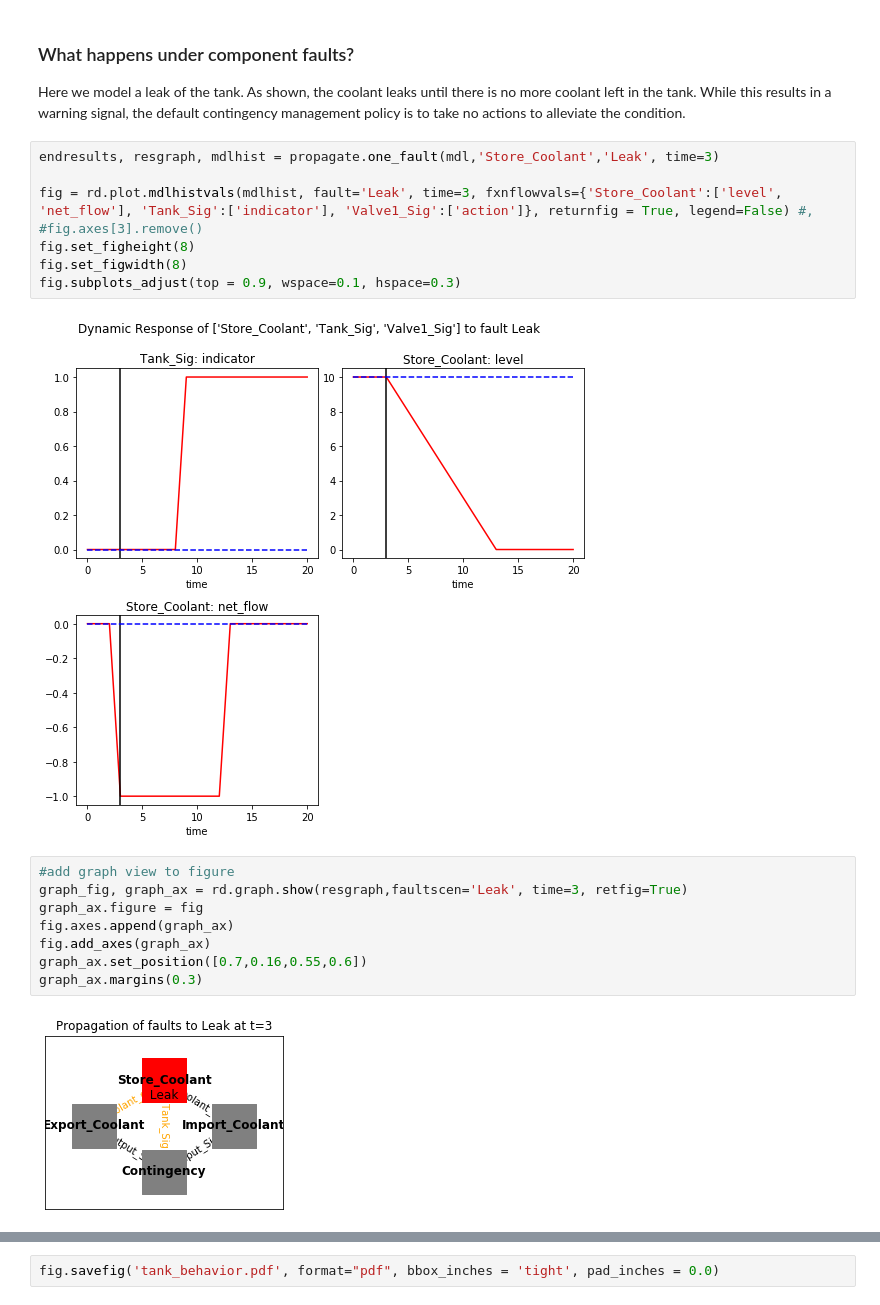
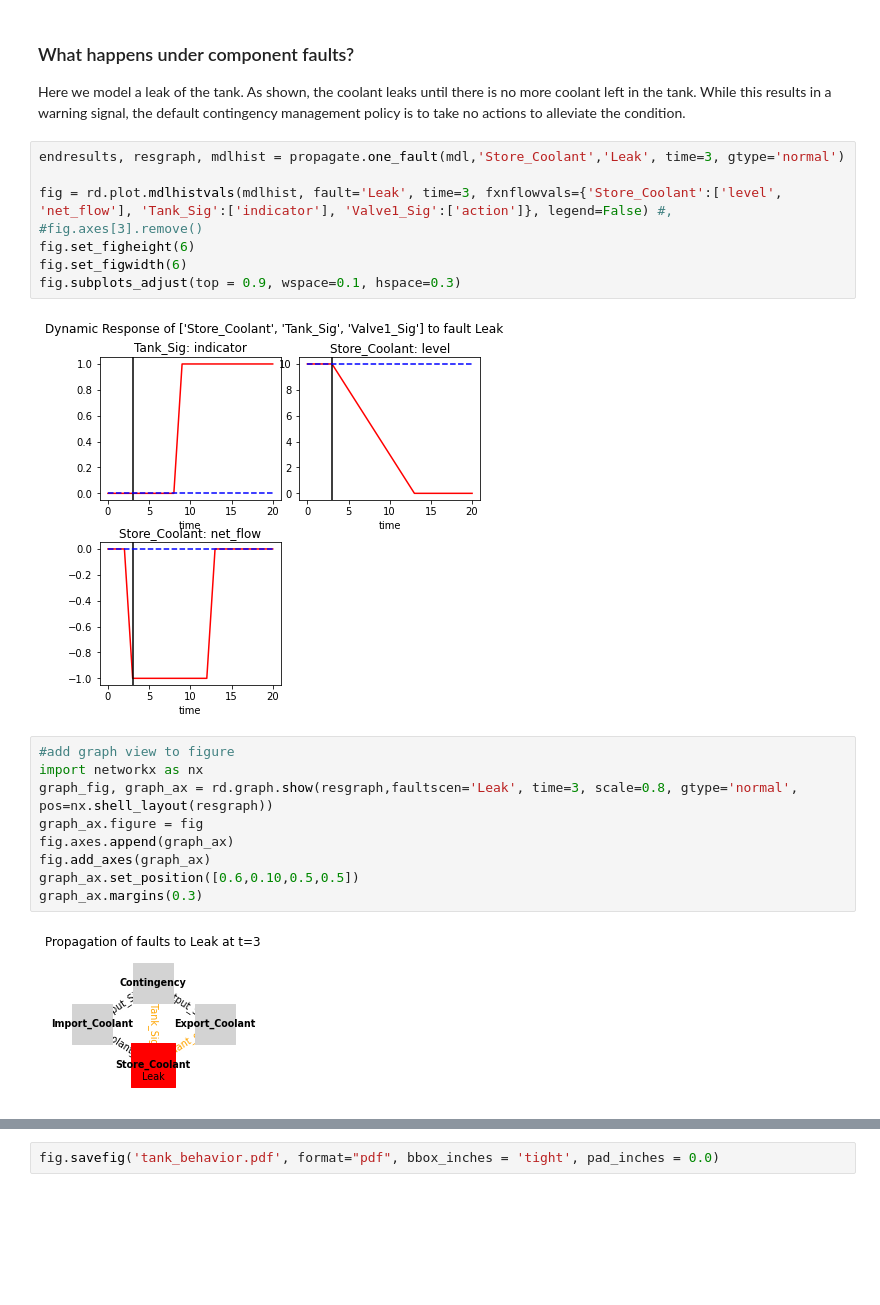
Before and after one commit to DesignEngrLab/resil_opt_examples, a Jupyter notebook: Cooling Tank Problem/Tank Optimization.ipynb, the cells around one changed output, grey strips where cells are left out. Cells and saved outputs as stored; diff of their text form; blank space fills up the shorter version.

```diff
--- a/Cooling Tank Problem/Tank Optimization.ipynb
+++ b/Cooling Tank Problem/Tank Optimization.ipynb
@@ -46,25 +48,26 @@ rd.plot.mdlhistvals(mdlhist)
 
 Here we model a leak of the tank. As shown, the coolant leaks until there is no more coolant left in the tank. While this results in a warning signal, the default contingency management policy is to take no actions to alleviate the condition.
 # %%
-endresults, resgraph, mdlhist = propagate.one_fault(mdl,'Store_Coolant','Leak', time=3)
+endresults, resgraph, mdlhist = propagate.one_fault(mdl,'Store_Coolant','Leak', time=3, gtype='normal')
 
-fig = rd.plot.mdlhistvals(mdlhist, fault='Leak', time=3, fxnflowvals={'Store_Coolant':['level', 'net_flow'], 'Tank_Sig':['indicator'], 'Valve1_Sig':['action']}, returnfig = True, legend=False) #,
+fig = rd.plot.mdlhistvals(mdlhist, fault='Leak', time=3, fxnflowvals={'Store_Coolant':['level', 'net_flow'], 'Tank_Sig':['indicator'], 'Valve1_Sig':['action']}, legend=False) #,
 #fig.axes[3].remove()
-fig.set_figheight(8)
-fig.set_figwidth(8)
+fig.set_figheight(6)
+fig.set_figwidth(6)
 fig.subplots_adjust(top = 0.9, wspace=0.1, hspace=0.3)
 # %% [output]
-[figure, old version]
+[figure, new version]
 # %%
 #add graph view to figure
-graph_fig, graph_ax = rd.graph.show(resgraph,faultscen='Leak', time=3, retfig=True)
+import networkx as nx
+graph_fig, graph_ax = rd.graph.show(resgraph,faultscen='Leak', time=3, scale=0.8, gtype='normal', pos=nx.shell_layout(resgraph))
 graph_ax.figure = fig
 fig.axes.append(graph_ax)
 fig.add_axes(graph_ax)
-graph_ax.set_position([0.7,0.16,0.55,0.6])
+graph_ax.set_position([0.6,0.10,0.5,0.5])
 graph_ax.margins(0.3)
 # %% [output]
-[figure, old version]
+[figure, new version]
 # %%
 fig
 # %% [output]
```
Also changed, not shown: parts of 24 cells of this notebook, 7 other files.
